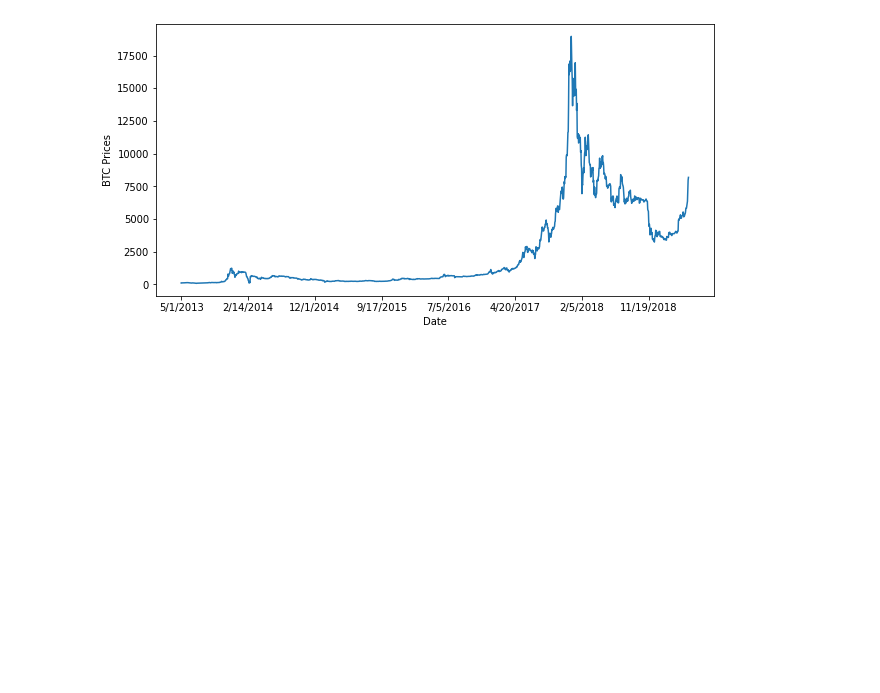
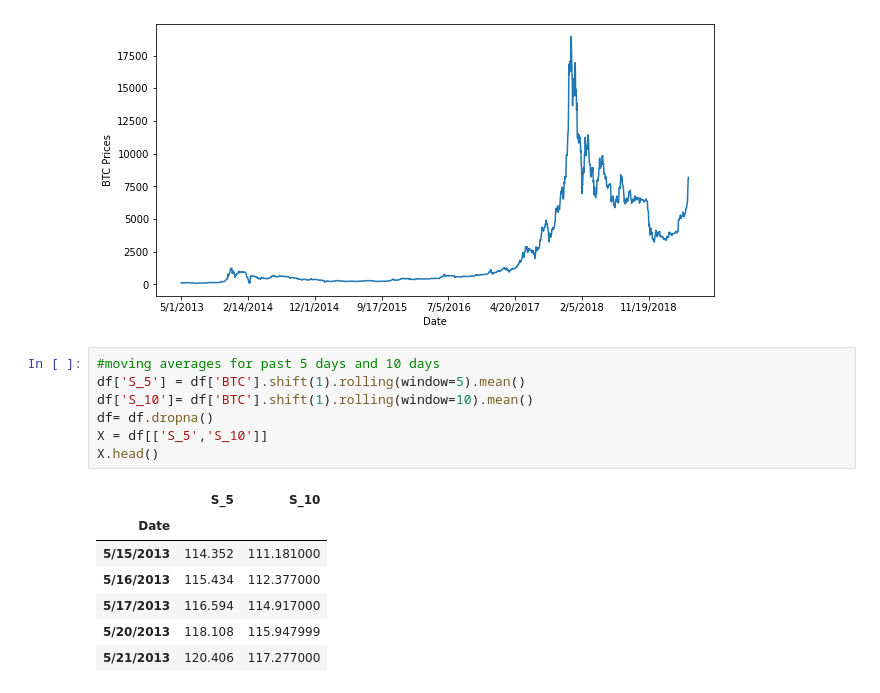
Before and after one commit to rghimre3/INFO-5502, a Jupyter notebook: lab_assignment_06.ipynb, the cells around one changed output. Cells and saved outputs as stored; diff of their text form; blank space fills up the shorter version.

```diff
--- a/lab_assignment_06.ipynb
+++ b/lab_assignment_06.ipynb
@@ -351,3 +352,18 @@ plt.ylabel("BTC Prices")
 plt.show()
 # %% [output]
 [figure]
+# %%
+#moving averages for past 5 days and 10 days
+df['S_5'] = df['BTC'].shift(1).rolling(window=5).mean()
+df['S_10']= df['BTC'].shift(1).rolling(window=10).mean()
+df= df.dropna()
+X = df[['S_5','S_10']]
+X.head()
+# %% [output]
+|  | S_5 | S_10 |
+| Date |  |  |
+| 5/15/2013 | 114.352 | 111.181000 |
+| 5/16/2013 | 115.434 | 112.377000 |
+| 5/17/2013 | 116.594 | 114.917000 |
+| 5/20/2013 | 118.108 | 115.947999 |
+| 5/21/2013 | 120.406 | 117.277000 |
```
Also changed, not shown: parts of 3 cells of this notebook.
